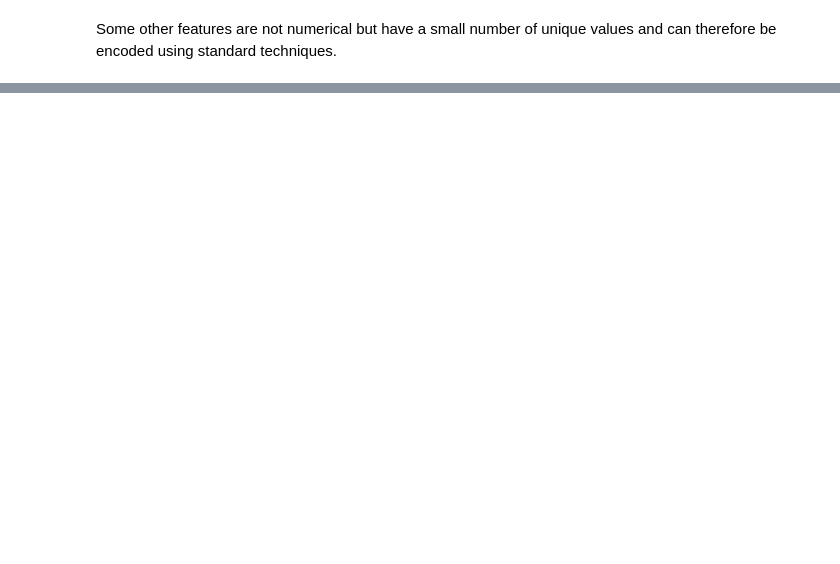
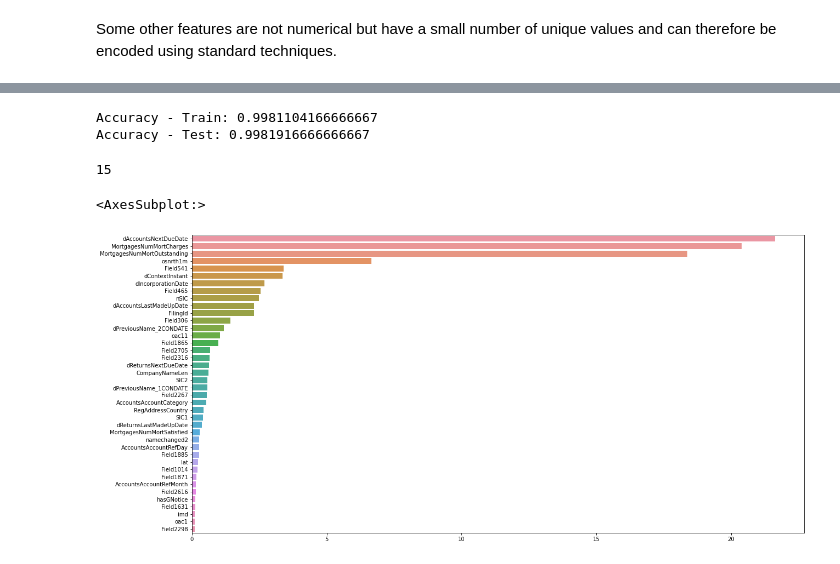
Before and after one commit to ogilg/Tradeteq-adversarial-attacks-on-credit-score, a Jupyter notebook: FeaturePreproc.ipynb, the cells around one changed output, grey strips where cells are left out. Saved outputs shown, nothing was run; the diff lists cells and outputs as text; code cells hidden in the pictures; blank space fills up the shorter version.

Commit message:
tested random forest approach

```diff
--- a/FeaturePreproc.ipynb
+++ b/FeaturePreproc.ipynb
@@ -124,0 +138,3 @@ Name: pcd, Length: 600000, dtype: object
+# %%
+cat_features = extract_categorical_feature_names(df_curated)
+encoded_data = pd.concat([df_curated.drop(cat_features, axis=1), df_curated[cat_features].apply(le.fit_transform)], axis=1)
@@ -124,0 +161,10 @@ Name: pcd, Length: 600000, dtype: object
+# %%
+## we'll use all the features
+X, y = encoded_data.drop('isfailed',axis = 1), encoded_data['isfailed'].values
+# %%
+X_train, X_test, y_train, y_test = train_test_split(X, y, test_size=0.2, shuffle=True,random_state=2020)
+train_pool = Pool(X_train, y_train, cat_features=cat_features)
+test_pool = Pool(X_test, cat_features=cat_features)
+# %%
+cbr = CatBoostClassifier(n_estimators=100, max_depth=3,random_state=2019, cat_features=cat_features)
+cbr.fit(train_pool)
@@ -124,0 +190,19 @@ Name: pcd, Length: 600000, dtype: object
+# %%
+print(f"Accuracy - Train: {accuracy_score(y_train, cbr.predict(train_pool))}")
+print(f"Accuracy - Test: {accuracy_score(y_test, cbr.predict(test_pool))}")
+# %% [output]
+Accuracy - Train: 0.9981104166666667
+Accuracy - Test: 0.9981916666666667
+# %%
+cbr.predict(test_pool).sum()
+# %% [output]
+15
+# %%
+fig, ax = plt.subplots(figsize=(20,10))
+sorted_feature_importance = list(sorted(zip(cbr.get_feature_importance(), X.columns), key=lambda k: k[0], reverse=True))
+sorted_feature_importances, sorted_features = map(list,zip(*sorted_feature_importance))
+top_n = 40
+sns.barplot(sorted_feature_importances[:top_n], sorted_features[:top_n])
+# %% [output]
+<AxesSubplot:>
+[figure, added]
```
Also changed, not shown: parts of 21 cells of this notebook, 4 other files.
